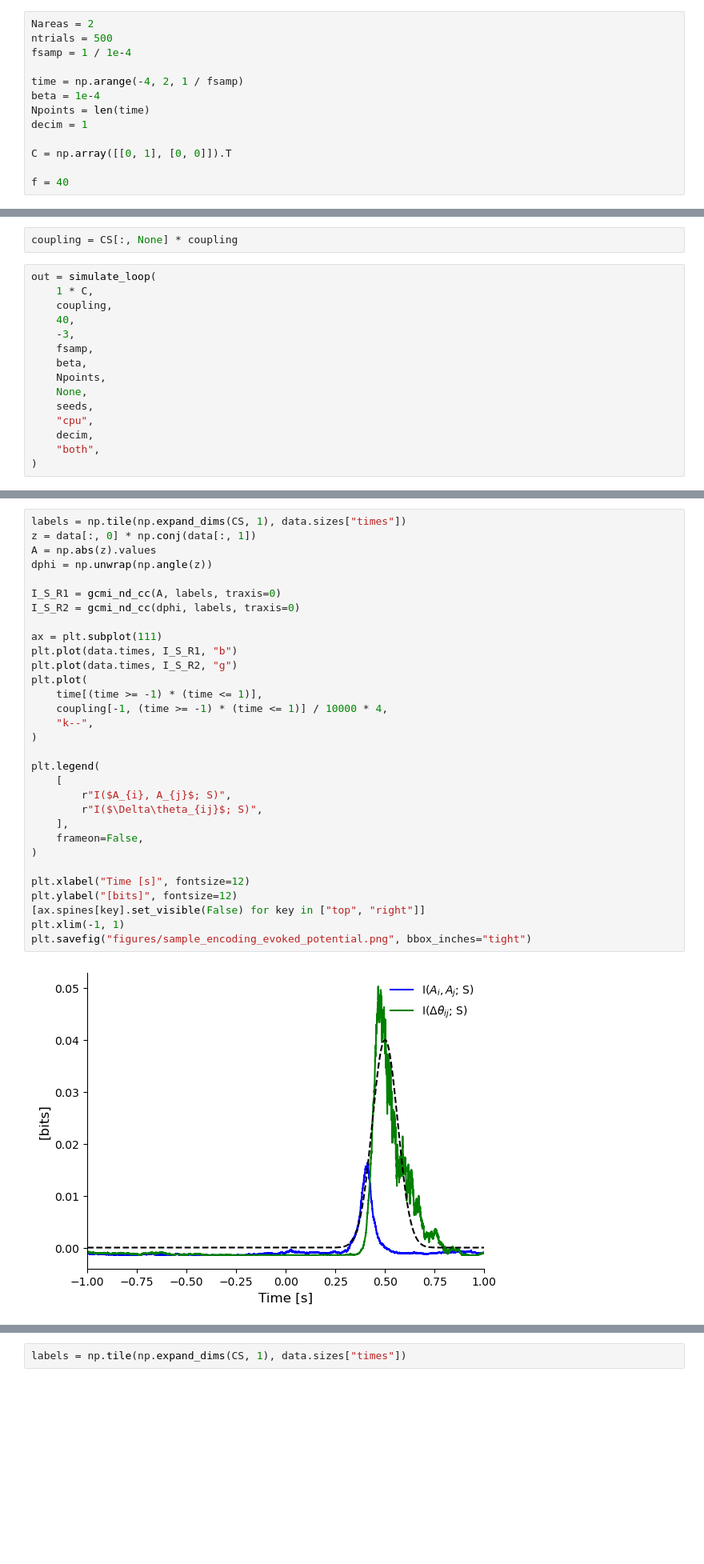
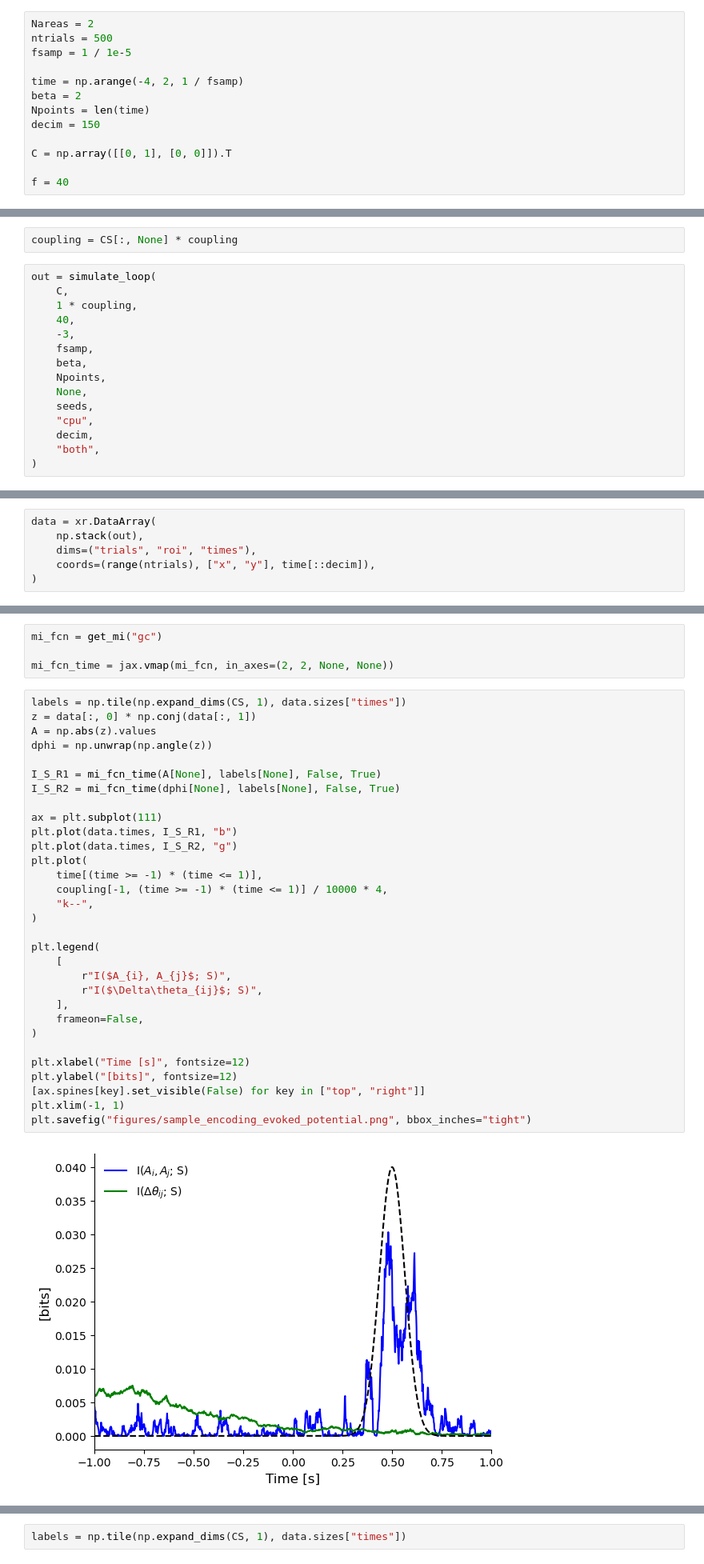
Before and after one commit to ViniciusLima94/phase_amplitude_encoding, a Jupyter notebook: notebooks/Figure3_TwoNodes.ipynb, the cells around one changed output, grey strips where cells are left out. Shown at 80% size. Cells and saved outputs as stored; diff of their text form; blank space fills up the shorter version.

```diff
--- a/notebooks/Figure3_TwoNodes.ipynb
+++ b/notebooks/Figure3_TwoNodes.ipynb
@@ -24,12 +24,12 @@ jax.config.update("jax_platform_name", "cpu")
 # %%
 Nareas = 2
 ntrials = 500
-fsamp = 1 / 1e-4
+fsamp = 1 / 1e-5
 
 time = np.arange(-4, 2, 1 / fsamp)
-beta = 1e-4
+beta = 2
 Npoints = len(time)
-decim = 1
+decim = 150
 
 C = np.array([[0, 1], [0, 0]]).T
 
@@ -56,8 +56,8 @@ simulate_loop = jax.vmap(
 coupling = CS[:, None] * coupling
 # %%
 out = simulate_loop(
-    1 * C,
-    coupling,
+    C,
+    1 * coupling,
     40,
     -3,
     fsamp,
@@ -90 +72,7 @@ for i in range(Nareas):
+# %%
+data = xr.DataArray(
+    np.stack(out),
+    dims=("trials", "roi", "times"),
+    coords=(range(ntrials), ["x", "y"], time[::decim]),
+)
 # %%
@@ -111,36 +90,40 @@ from frites.core import (
+# %%
+mi_fcn = get_mi("gc")
+
+mi_fcn_time = jax.vmap(mi_fcn, in_axes=(2, 2, None, None))
 # %%
 labels = np.tile(np.expand_dims(CS, 1), data.sizes["times"])
 z = data[:, 0] * np.conj(data[:, 1])
 A = np.abs(z).values
 dphi = np.unwrap(np.angle(z))
 
-I_S_R1 = gcmi_nd_cc(A, labels, traxis=0)
-I_S_R2 = gcmi_nd_cc(dphi, labels, traxis=0)
+I_S_R1 = mi_fcn_time(A[None], labels[None], False, True)
+I_S_R2 = mi_fcn_time(dphi[None], labels[None], False, True)
 
 ax = plt.subplot(111)
 plt.plot(data.times, I_S_R1, "b")
 plt.plot(data.times, I_S_R2, "g")
 plt.plot(
     time[(time >= -1) * (time <= 1)],
     coupling[-1, (time >= -1) * (time <= 1)] / 10000 * 4,
     "k--",
 )
 
 plt.legend(
     [
         r"I($A_{i}, A_{j}$; S)",
         r"I($\Delta\theta_{ij}$; S)",
     ],
     frameon=False,
 )
 
 plt.xlabel("Time [s]", fontsize=12)
 plt.ylabel("[bits]", fontsize=12)
 [ax.spines[key].set_visible(False) for key in ["top", "right"]]
 plt.xlim(-1, 1)
 plt.savefig("figures/sample_encoding_evoked_potential.png", bbox_inches="tight")
 # %% [output]
-[figure, old version]
+[figure, new version]
 # %%
 z = data.isel(roi=0) * np.conj(data.isel(roi=1))
 A = np.abs(z).values
```
Also changed, not shown: parts of 11 cells of this notebook, 16 other files.
